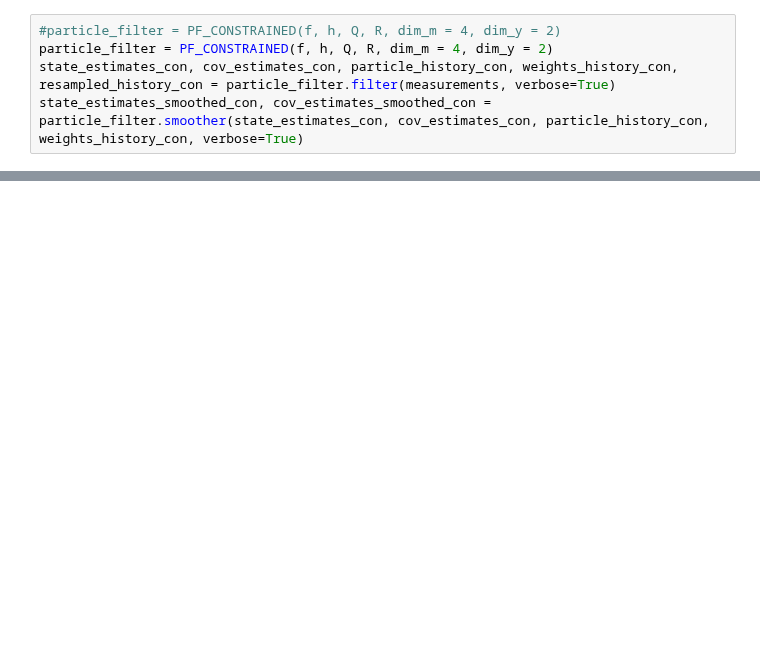
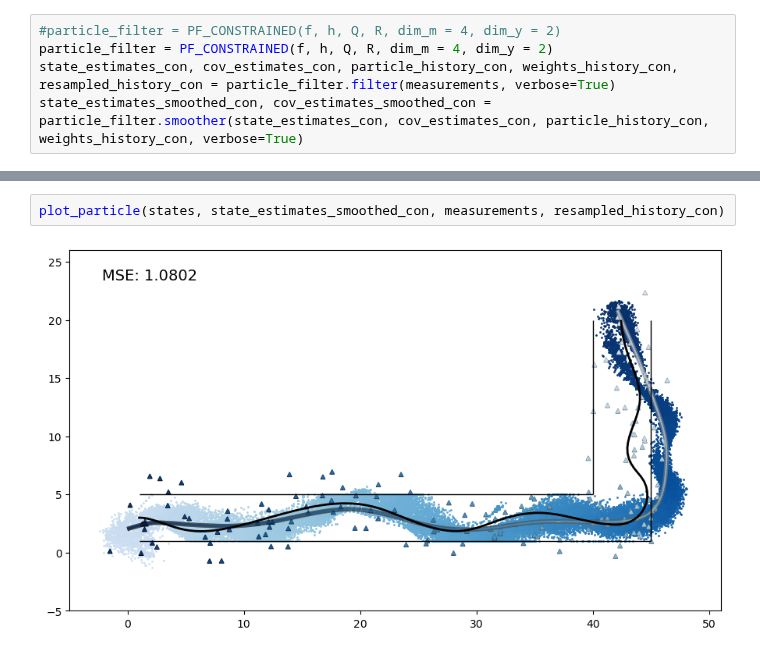
Before and after one commit to AndersGMadsen/bayesian-state-space-models, a Jupyter notebook: constrained_particle.ipynb, the cells around one changed output, grey strips where cells are left out. Cells and saved outputs as stored; diff of their text form; blank space fills up the shorter version.

```diff
--- a/constrained_particle.ipynb
+++ b/constrained_particle.ipynb
@@ -222,0 +258,4 @@ plot_particle(states, state_estimates_smoothed_con, measurements, particle_histo
+# %%
+plot_particle(states, state_estimates_smoothed_con, measurements, resampled_history_con)
+# %% [output]
+[figure, added]
```
Also changed, not shown: parts of 9 cells of this notebook, 4 other files.
